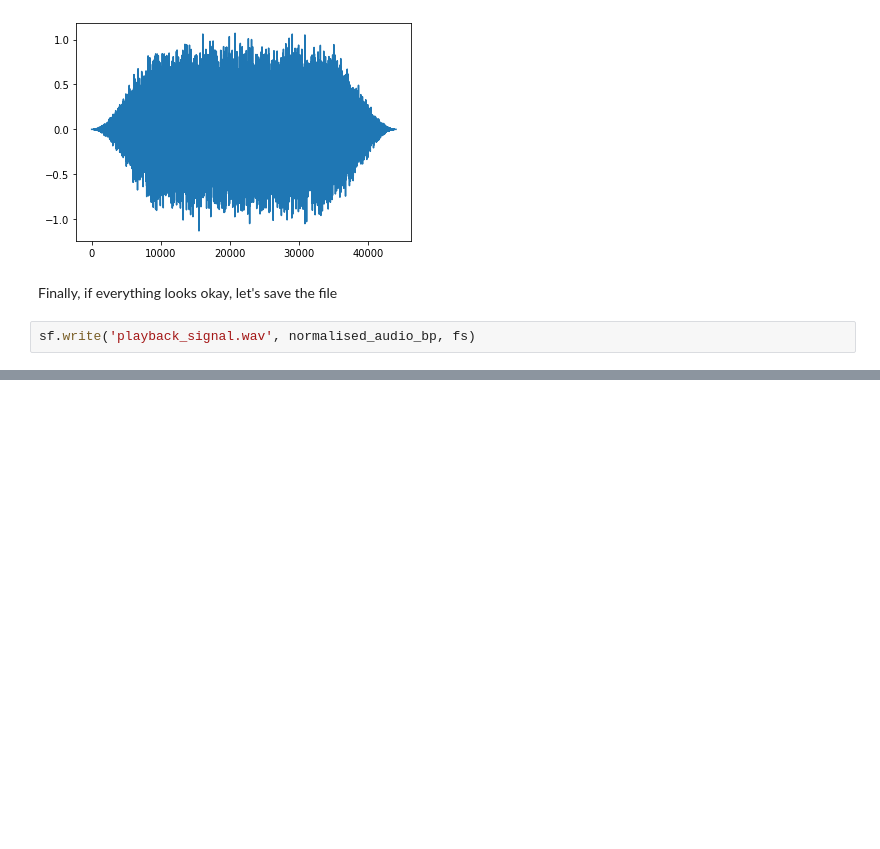
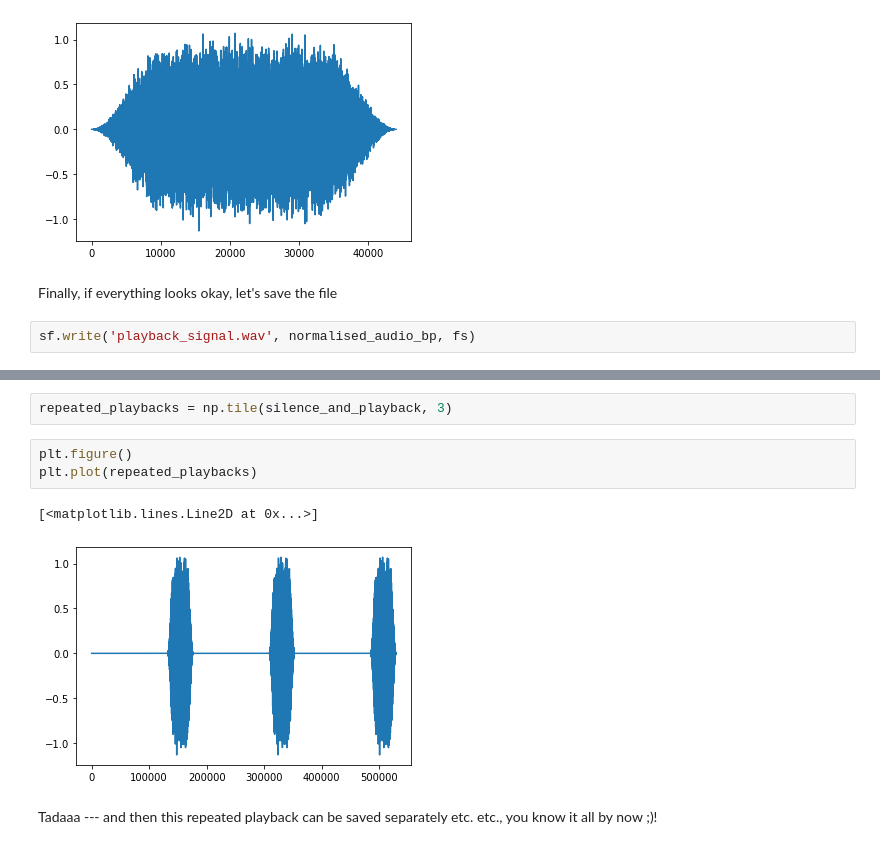
Before and after one commit to thejasvibr/audio-handling-python, a Jupyter notebook: basic-audio-manipulations.ipynb, the cells around one changed output, grey strips where cells are left out. Cells and saved outputs as stored; diff of their text form; blank space fills up the shorter version.

```diff
--- a/basic-audio-manipulations.ipynb
+++ b/basic-audio-manipulations.ipynb
@@ -85,0 +106,10 @@ sf.write('playback_signal.wav', normalised_audio_bp, fs)
+# %%
+repeated_playbacks = np.tile(silence_and_playback, 3)
+# %%
+plt.figure()
+plt.plot(repeated_playbacks)
+# %% [output]
+[<matplotlib.lines.Line2D at 0x...>]
+[figure, added]
+# %% [markdown]
+Tadaaa --- and then this repeated playback  can be saved separately etc. etc., you know it all by now ;)!
```
Also changed, not shown: parts of 4 cells of this notebook.
